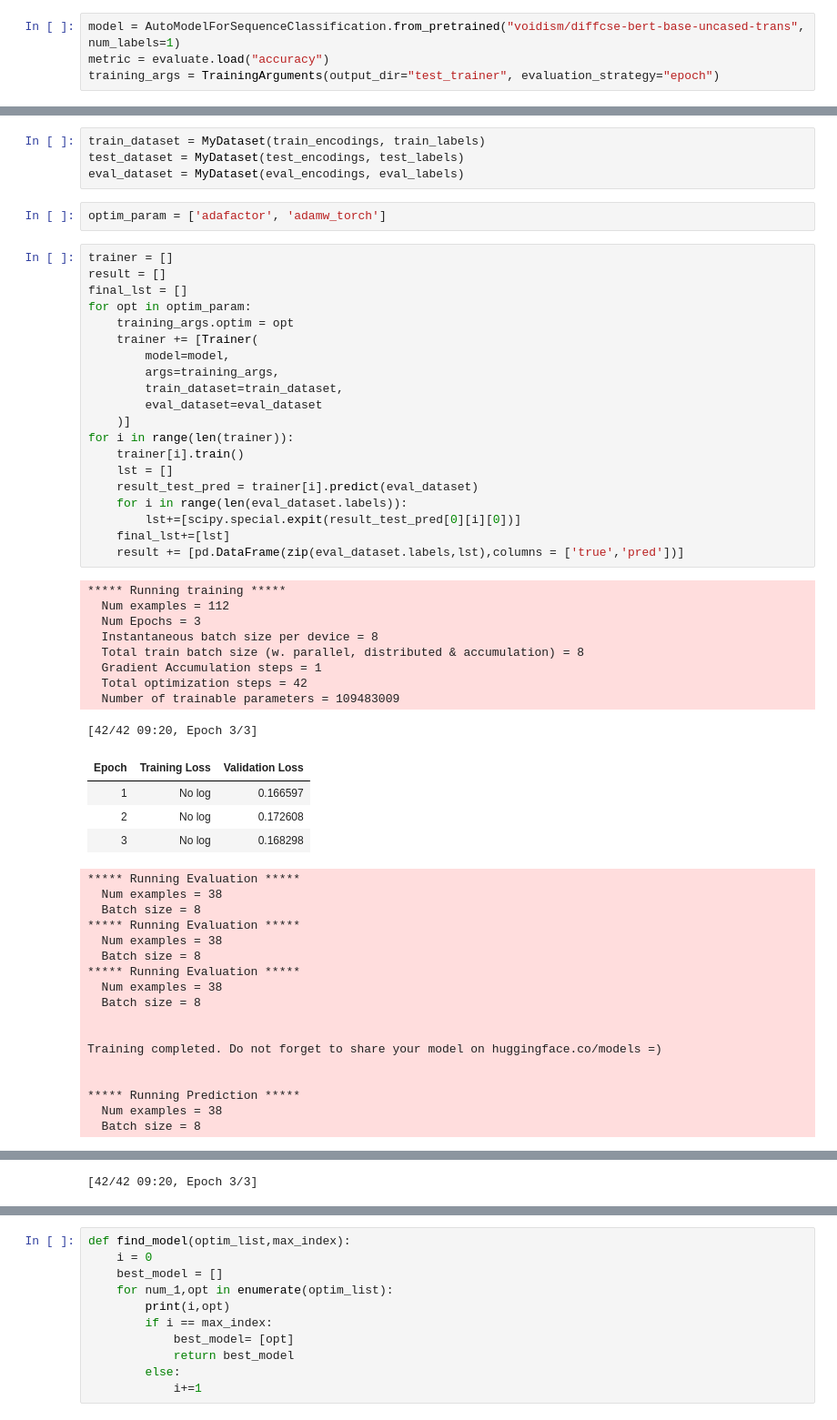
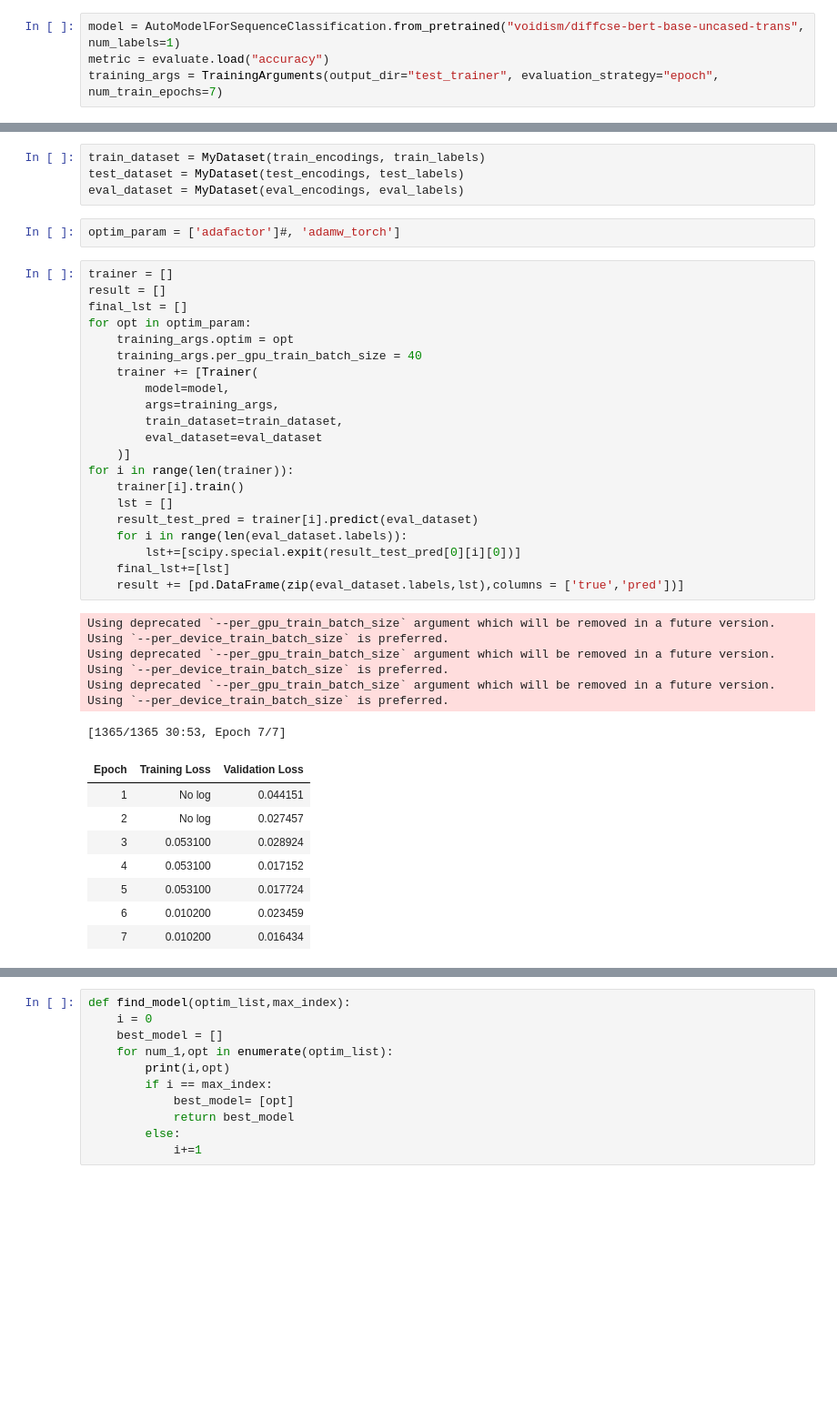
Before and after one commit to RaguzovaTatyana/nlp_diploma, a Jupyter notebook: en_generating/en_generating_bert.ipynb, the cells around one changed output, grey strips where cells are left out. Shown: that part at 91% size. Cells and saved outputs as stored; diff of their text form; blank space fills up the shorter version.

```diff
--- a/en_generating/en_generating_bert.ipynb
+++ b/en_generating/en_generating_bert.ipynb
@@ -20,5 +17,5 @@ import scipy
 # %%
 model = AutoModelForSequenceClassification.from_pretrained("voidism/diffcse-bert-base-uncased-trans", num_labels=1)
 metric = evaluate.load("accuracy")
-training_args = TrainingArguments(output_dir="test_trainer", evaluation_strategy="epoch")
+training_args = TrainingArguments(output_dir="test_trainer", evaluation_strategy="epoch", num_train_epochs=7)
 # %% [output]
@@ -133,56 +100,39 @@ train_dataset = MyDataset(train_encodings, train_labels)
 test_dataset = MyDataset(test_encodings, test_labels)
 eval_dataset = MyDataset(eval_encodings, eval_labels)
 # %%
-optim_param = ['adafactor', 'adamw_torch']
+optim_param = ['adafactor']#, 'adamw_torch']
 # %%
 trainer = []
 result = []
 final_lst = []
 for opt in optim_param:
     training_args.optim = opt
+    training_args.per_gpu_train_batch_size = 40
     trainer += [Trainer(
         model=model,
         args=training_args,
         train_dataset=train_dataset,
         eval_dataset=eval_dataset
     )]
 for i in range(len(trainer)):
     trainer[i].train()
     lst = []
     result_test_pred = trainer[i].predict(eval_dataset)
     for i in range(len(eval_dataset.labels)):
         lst+=[scipy.special.expit(result_test_pred[0][i][0])]
     final_lst+=[lst]
     result += [pd.DataFrame(zip(eval_dataset.labels,lst),columns = ['true','pred'])]
 # %% [output]
-***** Running training *****
-  Num examples = 112
-  Num Epochs = 3
-  Instantaneous batch size per device = 8
-  Total train batch size (w. parallel, distributed & accumulation) = 8
-  Gradient Accumulation steps = 1
-  Total optimization steps = 42
-  Number of trainable parameters = 109483009
+Using deprecated `--per_gpu_train_batch_size` argument which will be removed in a future version. Using `--per_device_train_batch_size` is preferred.
+Using deprecated `--per_gpu_train_batch_size` argument which will be removed in a future version. Using `--per_device_train_batch_size` is preferred.
+Using deprecated `--per_gpu_train_batch_size` argument which will be removed in a future version. Using `--per_device_train_batch_size` is preferred.
-[42/42 09:20, Epoch 3/3]
+[1365/1365 30:53, Epoch 7/7]
 | Epoch | Training Loss | Validation Loss |
-| 1 | No log | 0.166597 |
-| 2 | No log | 0.172608 |
-| 3 | No log | 0.168298 |
+| 1 | No log | 0.044151 |
+| 2 | No log | 0.027457 |
+| 3 | 0.053100 | 0.028924 |
+| 4 | 0.053100 | 0.017152 |
+| 5 | 0.053100 | 0.017724 |
+| 6 | 0.010200 | 0.023459 |
+| 7 | 0.010200 | 0.016434 |
-***** Running Evaluation *****
-  Num examples = 38
-  Batch size = 8
-***** Running Evaluation *****
-  Num examples = 38
-  Batch size = 8
-***** Running Evaluation *****
-  Num examples = 38
-  Batch size = 8
-
-
-Training completed. Do not forget to share your model on huggingface.co/models =)
-
-
-***** Running Prediction *****
-  Num examples = 38
-  Batch size = 8
 [interactive output not drawn]
@@ -197 +138,0 @@ Training completed. Do not forget to share your model on huggingface.co/models =
-[42/42 09:20, Epoch 3/3]
```
Also changed, not shown: parts of 11 cells of this notebook.
